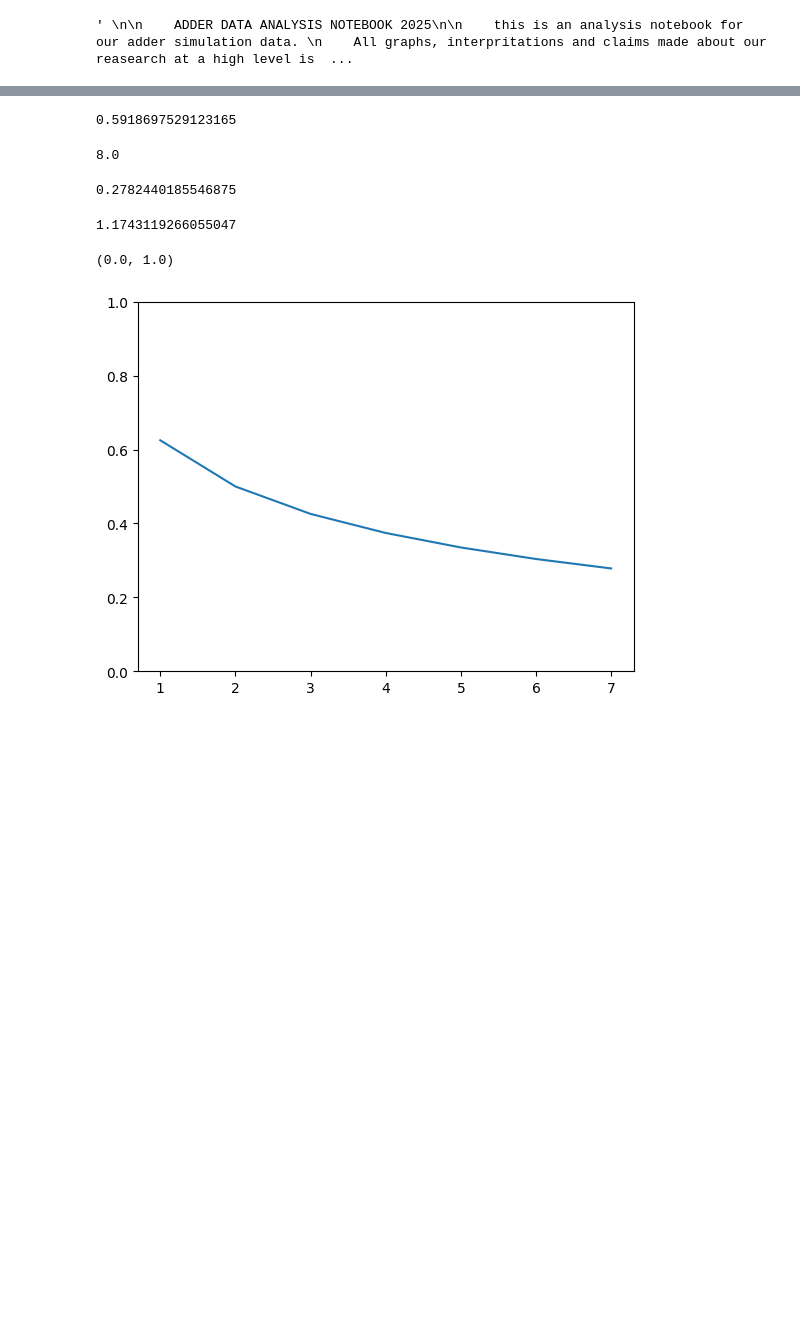
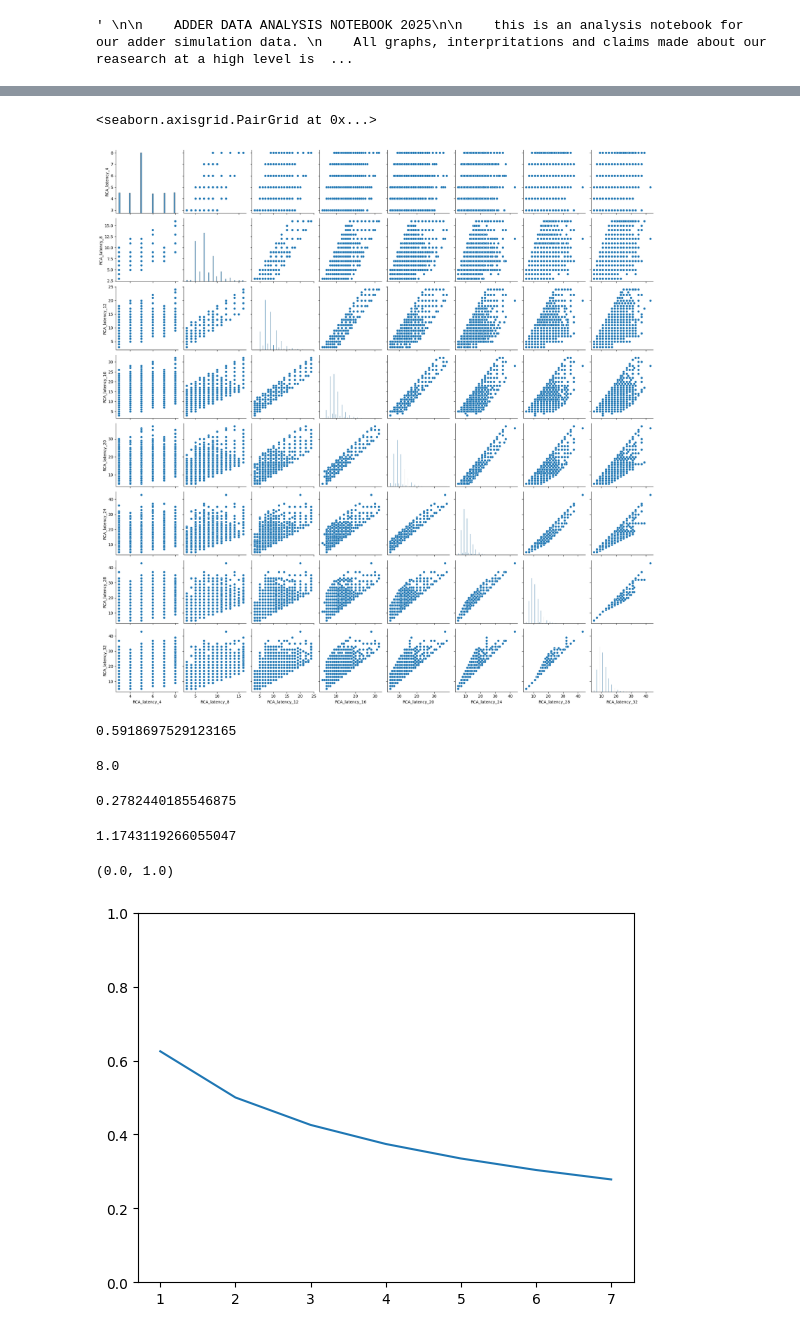
Before and after one commit to ALN006/dynamic_adder_2025, a Jupyter notebook: data/adder_data_analysis_notebook.ipynb, the cells around one changed output, grey strips where cells are left out. Drawn from its saved outputs; the diff is of its cells as text; code cells hidden in the pictures; blank space fills up the shorter version.

```diff
--- a/data/adder_data_analysis_notebook.ipynb
+++ b/data/adder_data_analysis_notebook.ipynb
@@ -31,6 +32,7 @@ import matplotlib.pyplot as plt
 
 ''' takes a base 2 number 'binary' and returns the unsigned decimal encoded '''
 def decimal(binary:str) -> int: return sum([int(binary[i])*(2**(len(binary) - i - 1)) for i in range(len(binary))])
+decimal = np.vectorize(decimal)
 
 ''' takes a list L of binary N numbers, returns a list of 2N binary numbers that can be formed by appending one digit to each number of L '''
 def binary_expansion(L: list[list | str]) -> list[list | str]: return [i + [0] for i in L] + [i + [1] for i in L]
@@ -67,16 +69,24 @@ def RCA_latency(P : str) -> int:
         return 2 + (len(P) > 1)#no carry chain
 # %%
 #Read Cell
-df = []
+data = {}
+
 
 #RCA
 RCA_df = pd.read_csv("RCA.csv")
-RCA_df["P"] = ["0"*(RCA_df["N"][i] - len(RCA_df["P"][i])) + RCA_df["P"][i] for i in range(len(RCA_df))] #width correction of P by ZEXTing
-RCA_df["expected_latency"] = [RCA_latency(p[::-1]) for p in RCA_df["P"]]
-RCA_df["type"] = "RCA"
-RCA_error = RCA_df[RCA_df.Latency != RCA_df.expected_latency]
-assert(len(RCA_error) == 0)
-df.append(RCA_df)
+RCA_df["P"] = ["0"*(RCA_df["N"][i] - len(str(RCA_df["P"][i]))) + str(RCA_df["P"][i]) for i in range(len(RCA_df))] #width correction of P by ZEXTing
+assert((RCA_df.Latency == [RCA_latency(p[::-1]) for p in RCA_df["P"]]).all())
+
+#common stimulus
+data["A_binary"] = np.array([str(a) for a in RCA_df[RCA_df["N"] == 32]["A"]])
+data["A_decimal"] = decimal(data["A_binary"])
+data["B_binary"] = np.array([str(a) for a in RCA_df[RCA_df["N"] == 32]["B"]])
+data["B_decimal"] = decimal(data["B_binary"])
+data["Cin"] = np.array(RCA_df[RCA_df["N"] == 32]["Cin"])
+
+RCA_dict = {f"RCA_latency_{i}": np.array(RCA_df[RCA_df["N"] == i]["Latency"]) for i in range(1,33)}
+data.update(RCA_dict)
+
 
 #DRCA
 
@@ -92,6 +102,6 @@ df.append(RCA_df)
 
 #other cooler more modern adders
 
-df = pd.concat(df)
+df = pd.DataFrame(data)
 df
 # %% [output]
@@ -111,3 +121,8 @@ df
+# %%
+sns.pairplot(df[[f"RCA_latency_{i}" for i in range(4,33,4)]])
+# %% [output]
+<seaborn.axisgrid.PairGrid at 0x...>
+[figure, added]
 # %%
 def time2(N):
     '''returns the time required for our design to run with the 4 input NAND peripheral
```
Also changed, not shown: parts of 3 cells of this notebook, 7 other files.
